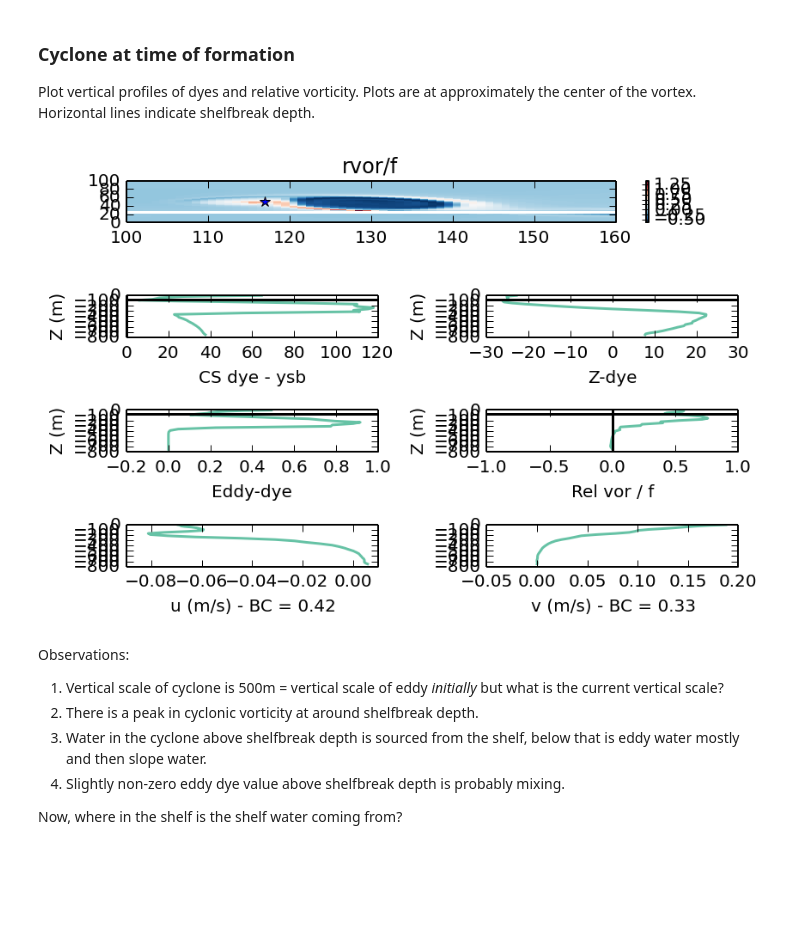
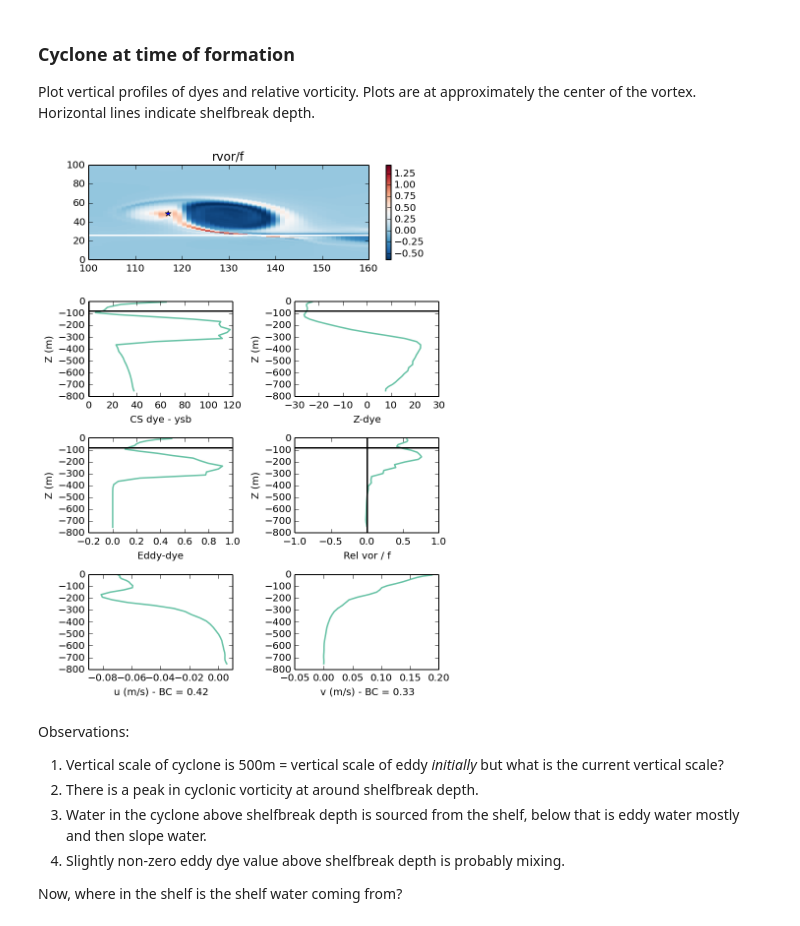
Before and after one commit to dcherian/eddyshelf, a Jupyter notebook: secondary-vortices.ipynb, the cells around one changed output. Saved outputs shown, nothing was run; the diff lists cells and outputs as text; code cells hidden in the pictures; blank space fills up the shorter version.

```diff
--- a/secondary-vortices.ipynb
+++ b/secondary-vortices.ipynb
@@ -173,11 +189,12 @@ Load cartesian grid from file
 Plot vertical profiles of dyes and relative vorticity. Plots are at approximately the center of the vortex. Horizontal lines indicate shelfbreak depth.
 # %%
 #%matplotlib inline
+pylab.rcParams['figure.figsize'] = (6.0, 8.0)
 ix=118; iy = 50; it = 94-1
 (rvornorm, rvprofnorm, dcsd, dzd, ded, zvor, zvec, u, v) = read_data(hisfile, vorfile, rgrid, ix, iy, it, favg)
 plot_profiles(rvornorm, isb, ix, iy, zvec, zvor, dcsd, dzd, ded, rvprofnorm, u, v)
 # %% [output]
-[figure, old version]
+[figure, new version]
 # %% [markdown]
 Observations:
 
```
Also changed, not shown: parts of 8 cells of this notebook, 1 other file.
